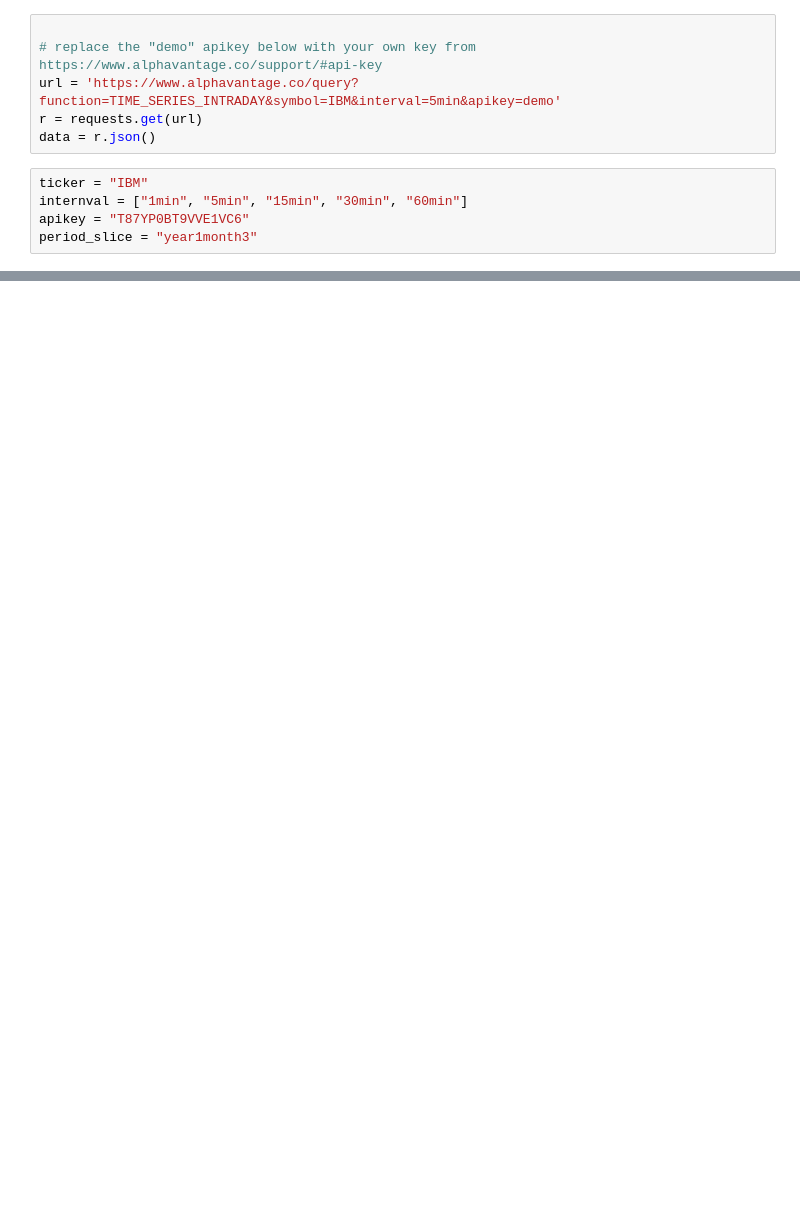
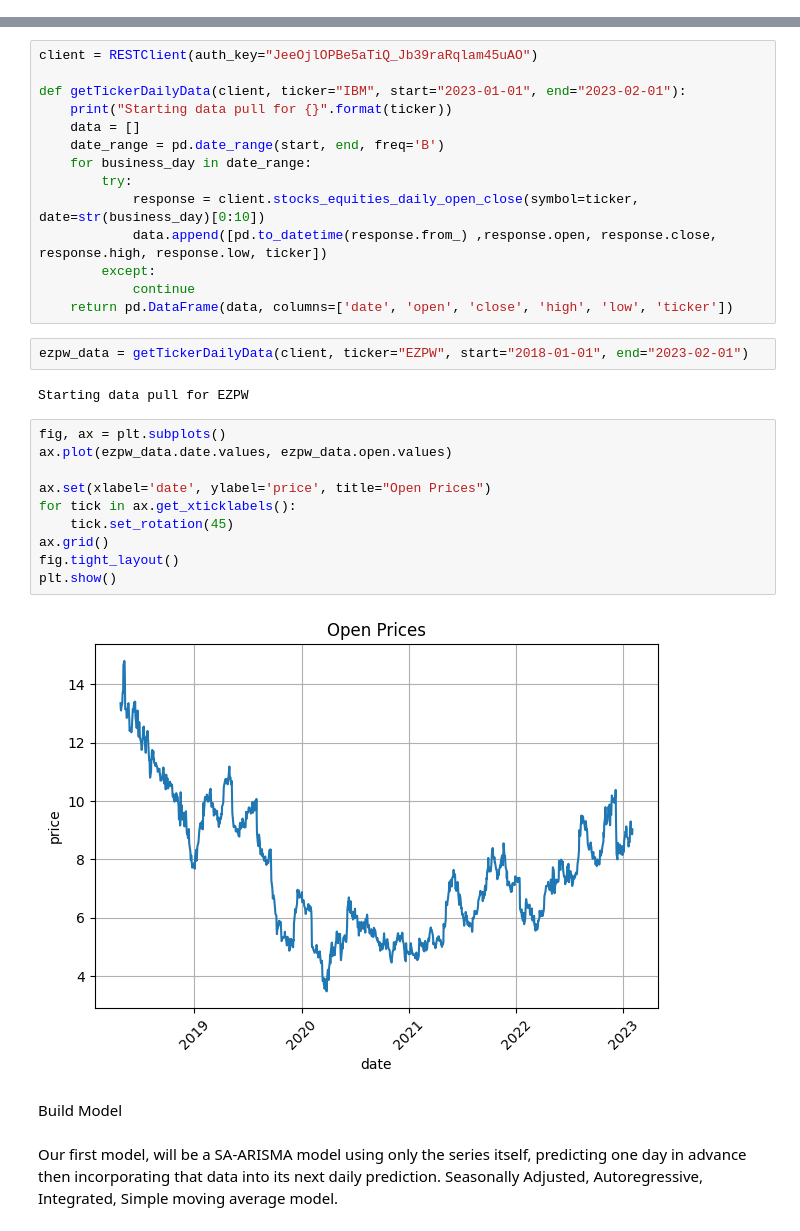
Before and after one commit to apetrano/west-investment-group, a Jupyter notebook: notebooks/datapull.ipynb, the cells around one changed output, grey strips where cells are left out. Cells and saved outputs as stored; diff of their text form; blank space fills up the shorter version.

Commit message:
add functions

```diff
--- a/notebooks/datapull.ipynb
+++ b/notebooks/datapull.ipynb
@@ -6,11 +0,0 @@ import matplotlib.pyplot as plt
-# %%
-
-# replace the "demo" apikey below with your own key from https://www.alphavantage.co/support/#api-key
-url = 'https://www.alphavantage.co/query?function=TIME_SERIES_INTRADAY&symbol=IBM&interval=5min&apikey=demo'
-r = requests.get(url)
-data = r.json()
-# %%
-ticker = "IBM"
-internval = ["1min", "5min", "15min", "30min", "60min"]
-apikey = "T87YP0BT9VVE1VC6"
-period_slice = "year1month3"
@@ -164,0 +10,34 @@ insample_mse
+# %%
+client = RESTClient(auth_key="JeeOjlOPBe5aTiQ_Jb39raRqlam45uAO")
+
+def getTickerDailyData(client, ticker="IBM", start="2023-01-01", end="2023-02-01"):
+    print("Starting data pull for {}".format(ticker))
+    data = []
+    date_range = pd.date_range(start, end, freq='B')
+    for business_day in date_range:
+        try:
+            response = client.stocks_equities_daily_open_close(symbol=ticker, date=str(business_day)[0:10])
+            data.append([pd.to_datetime(response.from_) ,response.open, response.close, response.high, response.low, ticker])
+        except:
+            continue
+    return pd.DataFrame(data, columns=['date', 'open', 'close', 'high', 'low', 'ticker'])
+# %%
+ezpw_data = getTickerDailyData(client, ticker="EZPW", start="2018-01-01", end="2023-02-01")
+# %% [output]
+Starting data pull for EZPW
+# %%
+fig, ax = plt.subplots()
+ax.plot(ezpw_data.date.values, ezpw_data.open.values)
+
+ax.set(xlabel='date', ylabel='price', title="Open Prices")
+for tick in ax.get_xticklabels():
+    tick.set_rotation(45)
+ax.grid()
+fig.tight_layout()
+plt.show()
+# %% [output]
+[figure, added]
+# %% [markdown]
+ Build Model
+# %% [markdown]
+Our first model, will be a SA-ARISMA model using only the series itself, predicting one day in advance then incorporating that data into its next daily prediction. Seasonally Adjusted, Autoregressive, Integrated, Simple moving average model.
```
Also changed, not shown: parts of 56 cells of this notebook.
